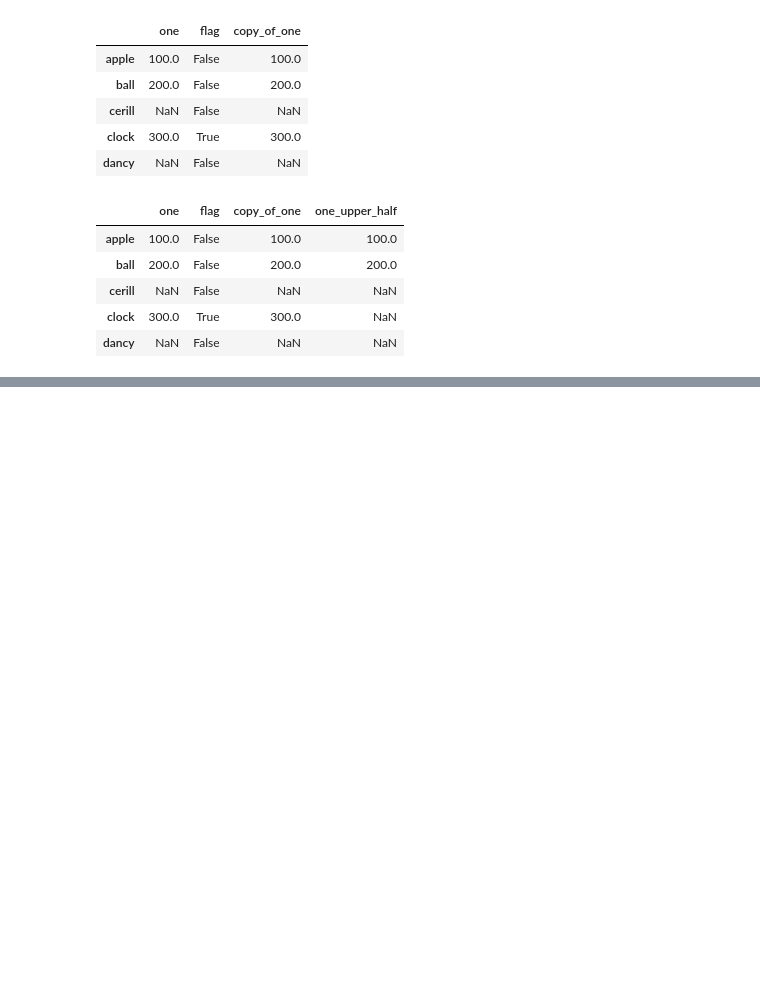
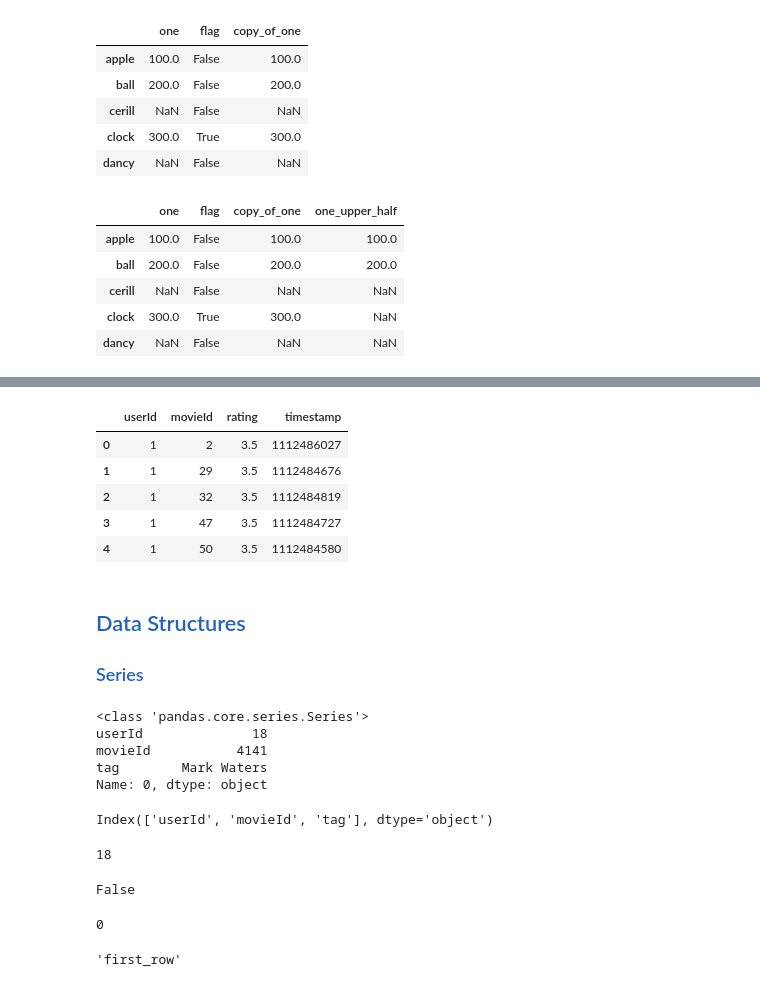
Before and after one commit to matheus-asilva/Data-Science-Micromasters, a Jupyter notebook: Python for Data Science/Week 4 - Pandas/Introduction to Pandas.ipynb, the cells around one changed output, grey strips where cells are left out. Saved outputs shown, nothing was run; the diff lists cells and outputs as text; code cells hidden in the pictures; blank space fills up the shorter version.

```diff
--- a/Python for Data Science/Week 4 - Pandas/Introduction to Pandas.ipynb
+++ b/Python for Data Science/Week 4 - Pandas/Introduction to Pandas.ipynb
@@ -259,0 +290,10 @@ Let us look at the files in this dataset using the UNIX command ls.
+# %%
+ratings = pd.read_csv('Files/movielens/ratings.csv',sep=',',parse_dates=['timestamp'])
+ratings.head()
+# %% [output]
+|  | userId | movieId | rating | timestamp |
+| 0 | 1 | 2 | 3.5 | 1112486027 |
+| 1 | 1 | 29 | 3.5 | 1112484676 |
+| 2 | 1 | 32 | 3.5 | 1112484819 |
+| 3 | 1 | 47 | 3.5 | 1112484727 |
+| 4 | 1 | 50 | 3.5 | 1112484580 |
@@ -259,0 +304,36 @@ Let us look at the files in this dataset using the UNIX command ls.
+# %% [markdown]
+## <span style="color:#2462C0">Data Structures</span>
+### <span style="color:#2462C0">Series</span>
+# %%
+# extract 0th row
+
+row_0 = tags.iloc[0]
+print(type(row_0))
+print(row_0)
+# %% [output]
+<class 'pandas.core.series.Series'>
+userId              18
+movieId           4141
+tag        Mark Waters
+Name: 0, dtype: object
+# %%
+row_0.index
+# %% [output]
+Index(['userId', 'movieId', 'tag'], dtype='object')
+# %%
+row_0['userId']
+# %% [output]
+18
+# %%
+'rating' in row_0
+# %% [output]
+False
+# %%
+row_0.name
+# %% [output]
+0
+# %%
+row_0 = row_0.rename('first_row')
+row_0.name     # becames the index
+# %% [output]
+'first_row'
```
Also changed, not shown: parts of 28 cells of this notebook, 1 other file.
